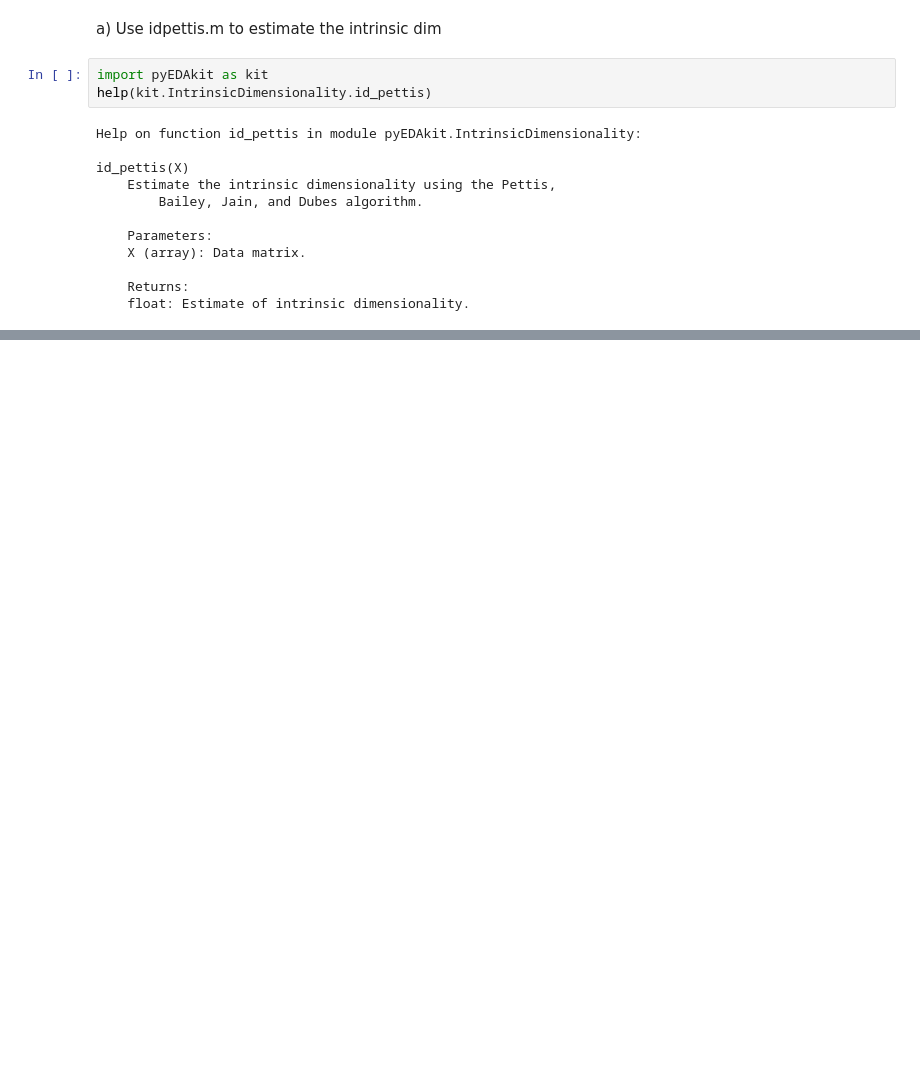
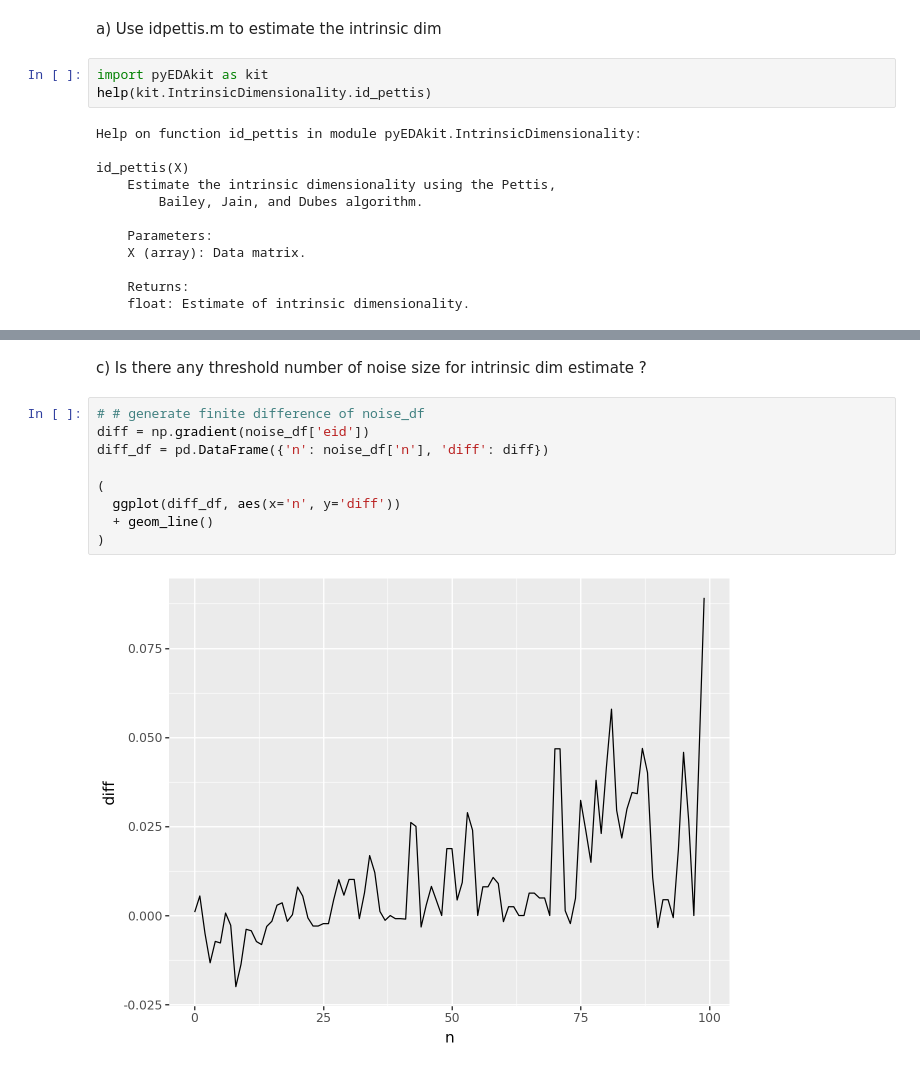
Before and after one commit to notPlancha/eda-lab-1, a Jupyter notebook: src/4.ipynb, the cells around one changed output, grey strips where cells are left out. Drawn from its saved outputs; the diff is of its cells as text; blank space fills up the shorter version.

```diff
--- a/src/4.ipynb
+++ b/src/4.ipynb
@@ -77,0 +143,13 @@ b) Add noise of various sizes to your cuvre and thereafter study the intrinsic d
+# %% [markdown]
+c) Is there any threshold number of noise size for intrinsic dim estimate ?
+# %%
+# # generate finite difference of noise_df
+diff = np.gradient(noise_df['eid'])
+diff_df = pd.DataFrame({'n': noise_df['n'], 'diff': diff})
+
+(
+  ggplot(diff_df, aes(x='n', y='diff'))
+  + geom_line()
+)
+# %% [output]
+[figure, added]
```
Also changed, not shown: parts of 10 cells of this notebook.
